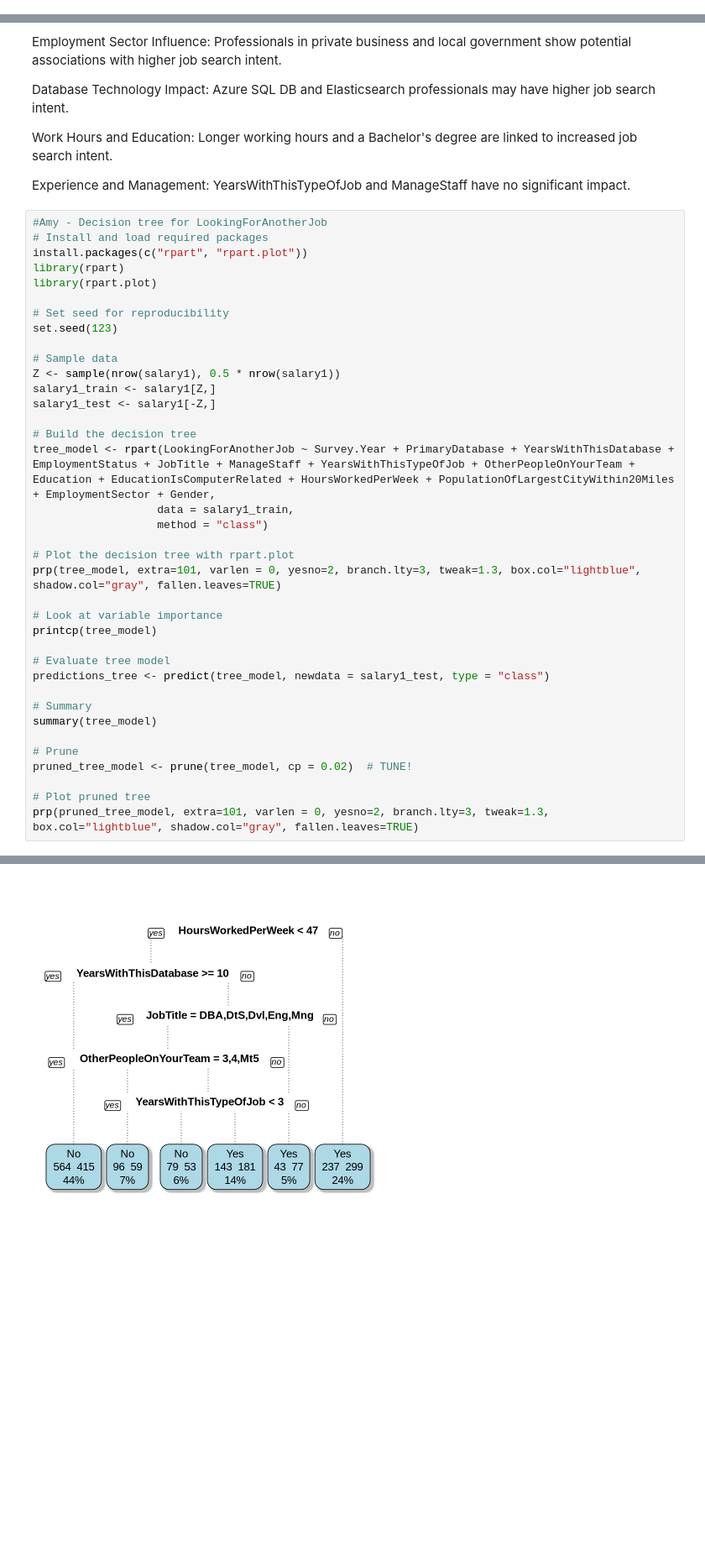
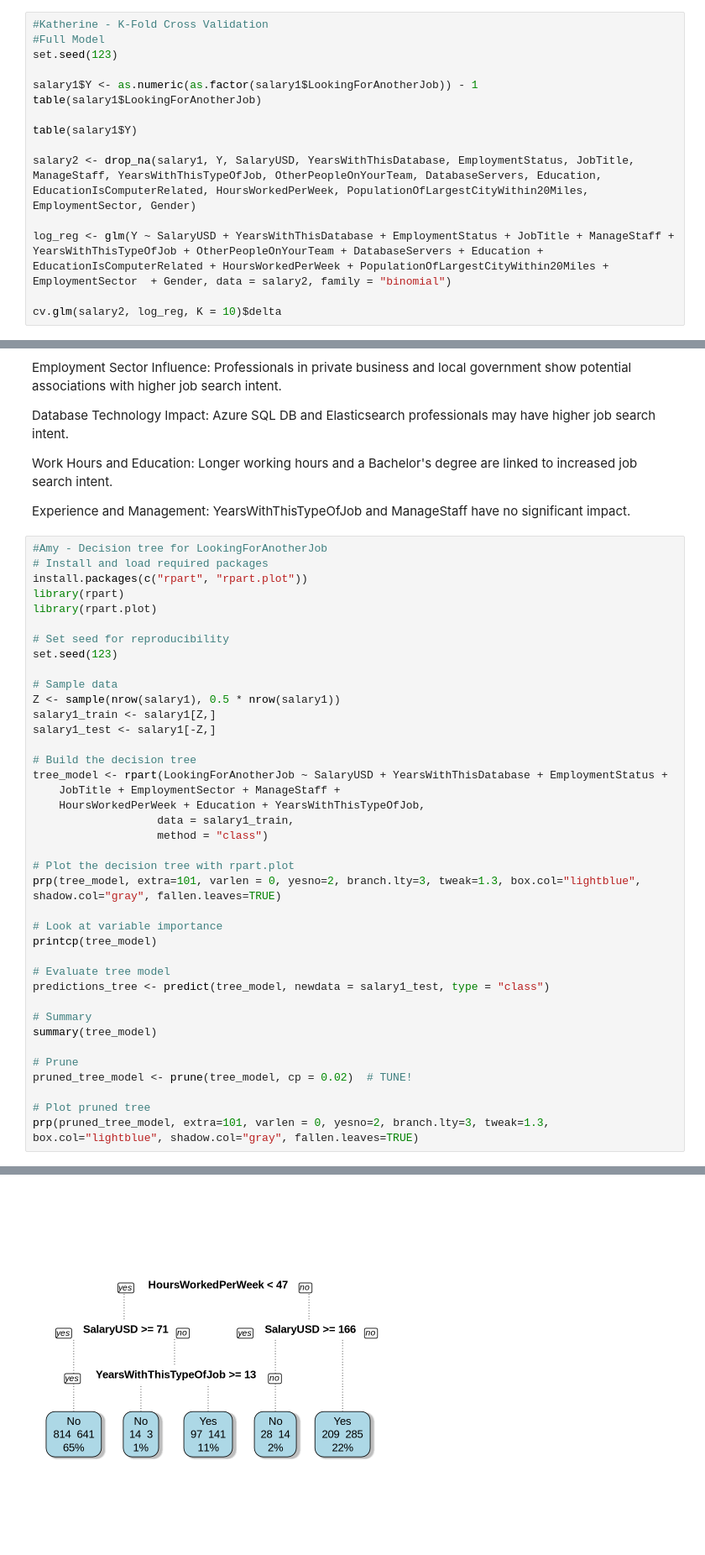
Before and after one commit to amymailo/salaryofdataprofessionals, a Jupyter notebook: STAT_627_Project.ipynb, the cells around one changed output, grey strips where cells are left out. Shown at 84% size. Drawn from its saved outputs; the diff is of its cells as text; blank space fills up the shorter version.

```diff
--- a/STAT_627_Project.ipynb
+++ b/STAT_627_Project.ipynb
@@ -958,0 +952,15 @@ Number of Fisher Scoring iterations: 11
+# %%
+#Katherine - K-Fold Cross Validation
+#Full Model
+set.seed(123)
+
+salary1$Y <- as.numeric(as.factor(salary1$LookingForAnotherJob)) - 1
+table(salary1$LookingForAnotherJob)
+
+table(salary1$Y)
+
+salary2 <- drop_na(salary1, Y, SalaryUSD, YearsWithThisDatabase, EmploymentStatus, JobTitle, ManageStaff, YearsWithThisTypeOfJob, OtherPeopleOnYourTeam, DatabaseServers, Education, EducationIsComputerRelated, HoursWorkedPerWeek, PopulationOfLargestCityWithin20Miles, EmploymentSector, Gender)
+
+log_reg <- glm(Y ~ SalaryUSD + YearsWithThisDatabase + EmploymentStatus + JobTitle + ManageStaff + YearsWithThisTypeOfJob + OtherPeopleOnYourTeam + DatabaseServers + Education + EducationIsComputerRelated + HoursWorkedPerWeek + PopulationOfLargestCityWithin20Miles + EmploymentSector  + Gender, data = salary2, family = "binomial")
+
+cv.glm(salary2, log_reg, K = 10)$delta
@@ -984,7 +1009,9 @@ salary1_train <- salary1[Z,]
 salary1_test <- salary1[-Z,]
 
 # Build the decision tree
-tree_model <- rpart(LookingForAnotherJob ~ Survey.Year + PrimaryDatabase + YearsWithThisDatabase + EmploymentStatus + JobTitle + ManageStaff + YearsWithThisTypeOfJob + OtherPeopleOnYourTeam + Education + EducationIsComputerRelated + HoursWorkedPerWeek + PopulationOfLargestCityWithin20Miles + EmploymentSector + Gender,
+tree_model <- rpart(LookingForAnotherJob ~ SalaryUSD + YearsWithThisDatabase + EmploymentStatus +
+    JobTitle + EmploymentSector + ManageStaff +
+    HoursWorkedPerWeek + Education + YearsWithThisTypeOfJob,
                    data = salary1_train,
                    method = "class")
 
@@ -1028 +1055 @@ Node number 43: 324 observations
-[figure, old version]
+[figure, new version]
```
Also changed, not shown: parts of 17 cells of this notebook.
